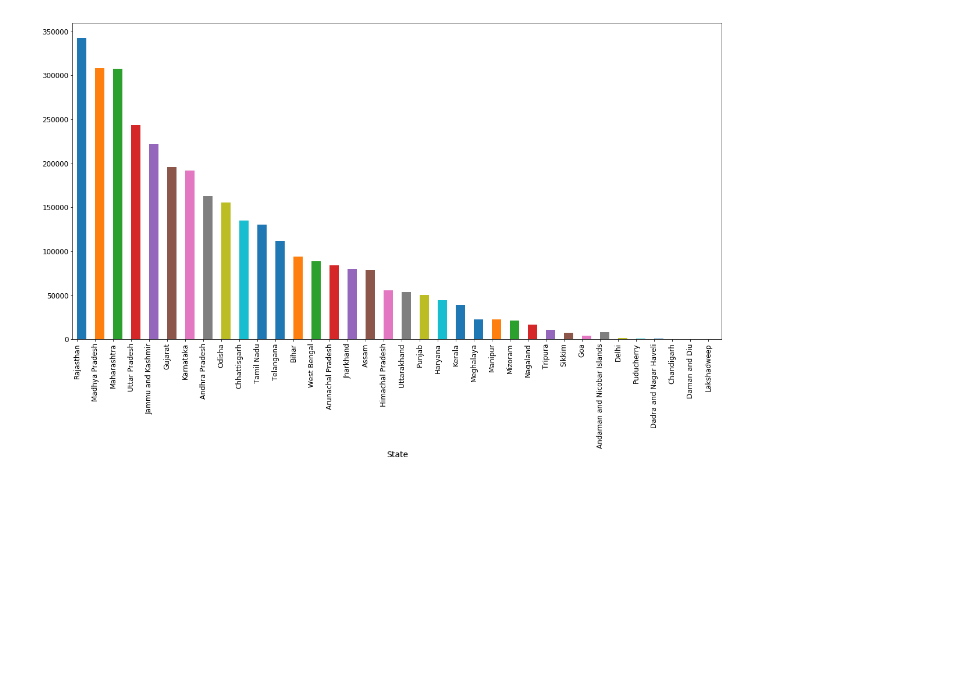
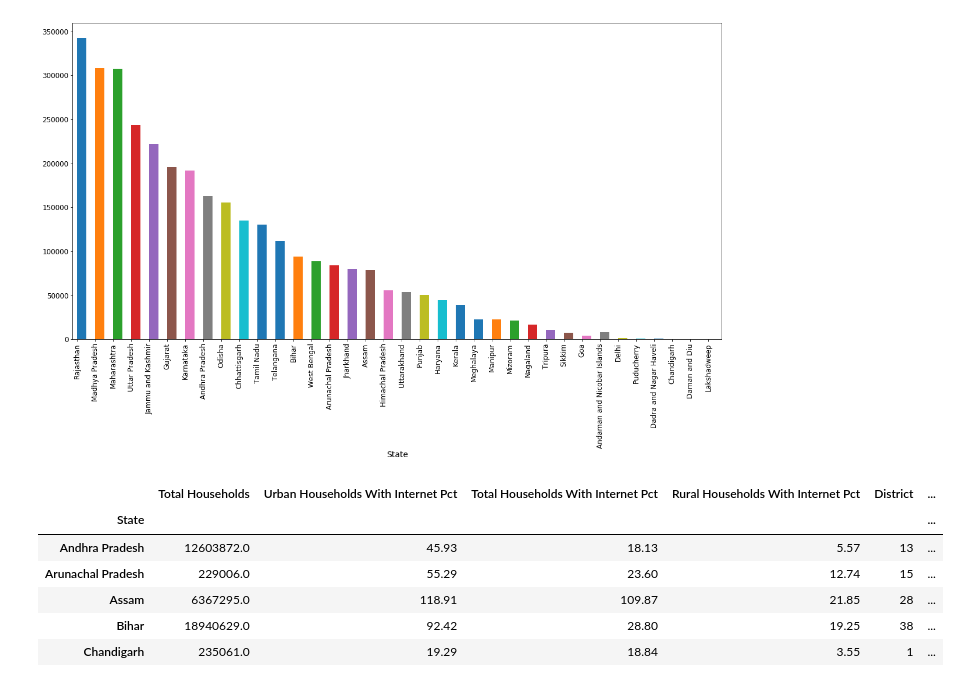
Before and after one commit to SiddalingeshaDS/Data-Incubator, a Jupyter notebook: District wise Rural vs Urban - Stats analysis.ipynb, the cells around one changed output. Cells and saved outputs as stored; diff of their text form; code cells hidden in the pictures; blank space fills up the shorter version.

```diff
--- a/District wise Rural vs Urban - Stats analysis.ipynb
+++ b/District wise Rural vs Urban - Stats analysis.ipynb
@@ -429,5 +430,21 @@ Data we have:
 Questions to be answered:
 1. Is there a co relation between GDP with utility services
 2. Is there a co relation between land area and utility services
+3. Cluster the states as leaders and followers
 
 '''
+
+statewise_gdp_households_internet_rural = state_wise_cumulative.copy()
+statewise_gdp_households_internet_rural['gdp']  = gdp_df['2011–12']
+statewise_gdp_households_internet_rural['Area'] = statewise_landarea_df['Area']
+statewise_gdp_households_internet_rural.dropna(inplace=True)
+# %%
+statewise_gdp_households_internet_rural.head()
+# %% [output]
+|  | Total Households | Urban Households With Internet Pct | Total Households With Internet Pct | Rural Households With Internet Pct | District | ... |
+| State |  |  |  |  |  | ... |
+| Andhra Pradesh | 12603872.0 | 45.93 | 18.13 | 5.57 | 13 | ... |
+| Arunachal Pradesh | 229006.0 | 55.29 | 23.60 | 12.74 | 15 | ... |
+| Assam | 6367295.0 | 118.91 | 109.87 | 21.85 | 28 | ... |
+| Bihar | 18940629.0 | 92.42 | 28.80 | 19.25 | 38 | ... |
+| Chandigarh | 235061.0 | 19.29 | 18.84 | 3.55 | 1 | ... |
```
Also changed, not shown: parts of 5 cells of this notebook, 1 other file.
